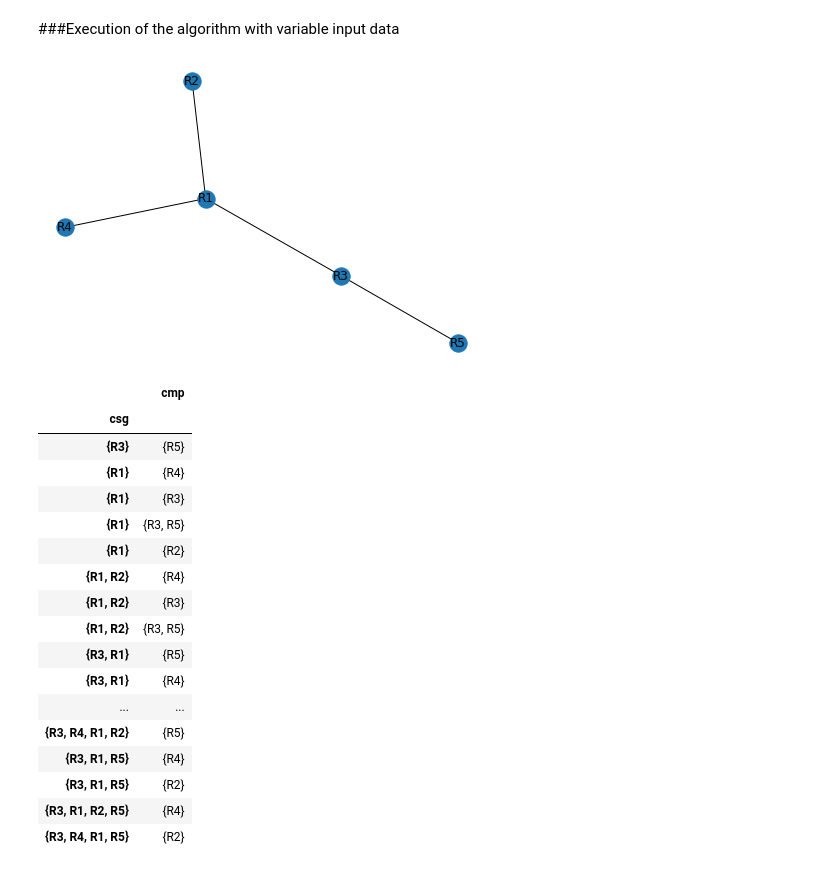
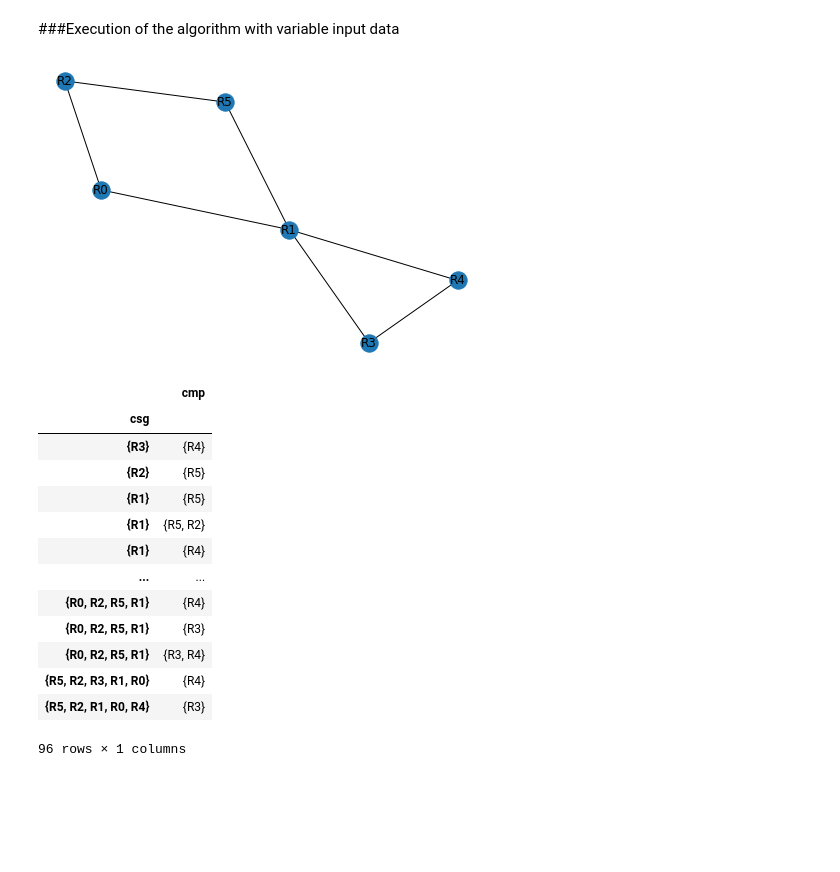
Before and after one commit to ila/TUM, a Jupyter notebook: Query Optimization/algorithms/ComplimentSubgraph_enumeration.ipynb, the cells around one changed output. Drawn from its saved outputs; the diff is of its cells as text; code cells hidden in the pictures; blank space fills up the shorter version.

```diff
--- a/Query Optimization/algorithms/ComplimentSubgraph_enumeration.ipynb
+++ b/Query Optimization/algorithms/ComplimentSubgraph_enumeration.ipynb
@@ -193,32 +193,28 @@ get_pairs(g, labels)
 # %%
 # INPUT DATA TO BE INSERTED HERE
 
-vertices = ['R1', 'R2', 'R3', 'R4', 'R5']
-edges = [('R1', 'R2'), ('R1', 'R4'), ('R1', 'R3'), ('R3', 'R5')]
-orders = [1, 2, 3, 4, 5]
+vertices = ['R0', 'R1', 'R2', 'R3', 'R4', 'R5']
+edges = [('R0', 'R1'), ('R0', 'R2'), ('R1', 'R3'), ('R1', 'R4'), ('R2', 'R5'), ('R1', 'R5'), ('R3', 'R4')]
+orders = [0, 1, 2, 3, 4, 5]
 
 g = create_graph(vertices, edges)
 labels = set_bfs_order(vertices, orders)
 # %% [output]
-[figure, old version]
+[figure, new version]
 # %%
 get_pairs(g, labels)
 # %% [output]
 |  | cmp |
 | csg |  |
-| {R3} | {R5} |
+| {R3} | {R4} |
+| {R2} | {R5} |
+| {R1} | {R5} |
+| {R1} | {R5, R2} |
 | {R1} | {R4} |
-| {R1} | {R3} |
-| {R1} | {R3, R5} |
-| {R1} | {R2} |
-| {R1, R2} | {R4} |
-| {R1, R2} | {R3} |
-| {R1, R2} | {R3, R5} |
-| {R3, R1} | {R5} |
-| {R3, R1} | {R4} |
 | ... | ... |
-| {R3, R4, R1, R2} | {R5} |
-| {R3, R1, R5} | {R4} |
-| {R3, R1, R5} | {R2} |
-| {R3, R1, R2, R5} | {R4} |
-| {R3, R4, R1, R5} | {R2} |
+| {R0, R2, R5, R1} | {R4} |
+| {R0, R2, R5, R1} | {R3} |
+| {R0, R2, R5, R1} | {R3, R4} |
+| {R5, R2, R3, R1, R0} | {R4} |
+| {R5, R2, R1, R0, R4} | {R3} |
+96 rows × 1 columns
```
Also changed, not shown: parts of 2 cells of this notebook, 4 other files.
